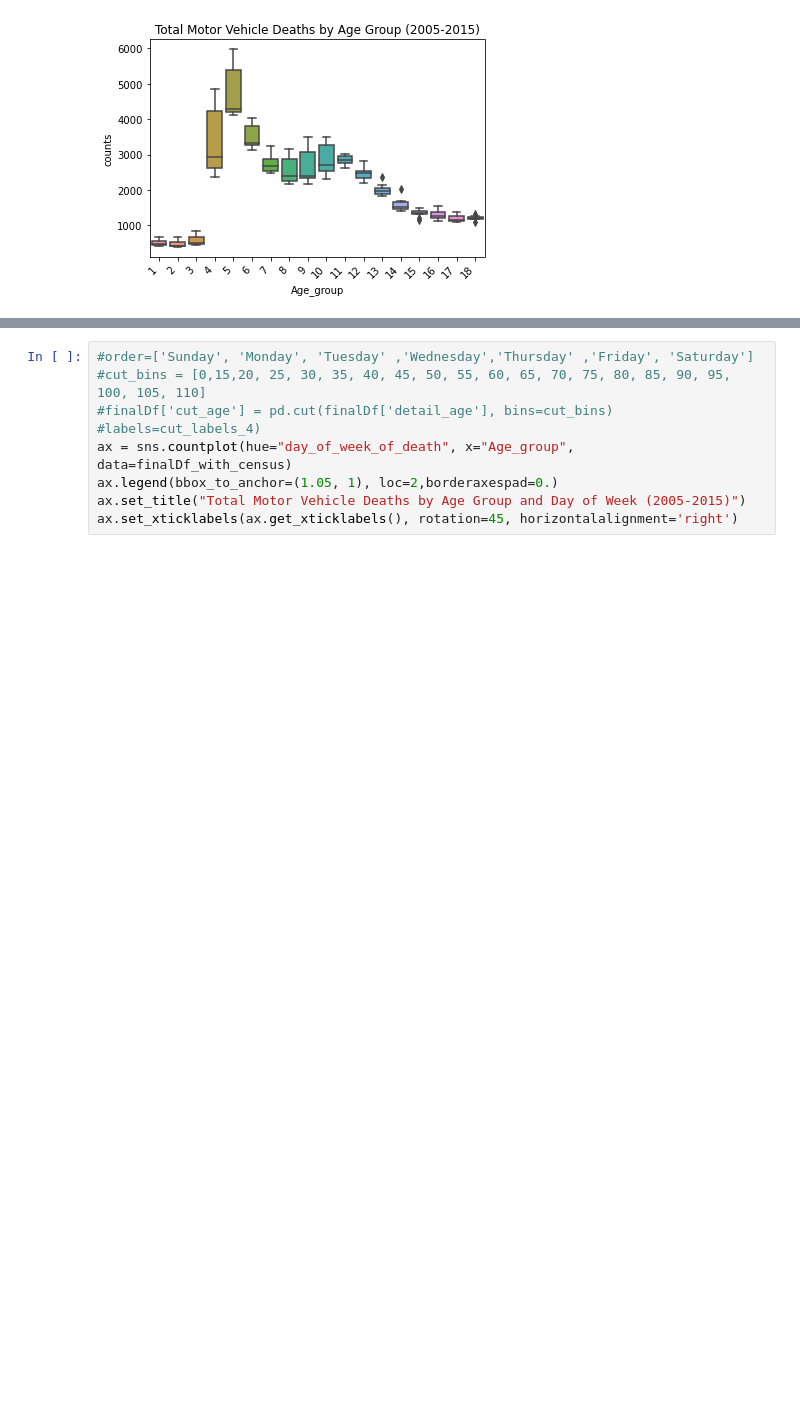
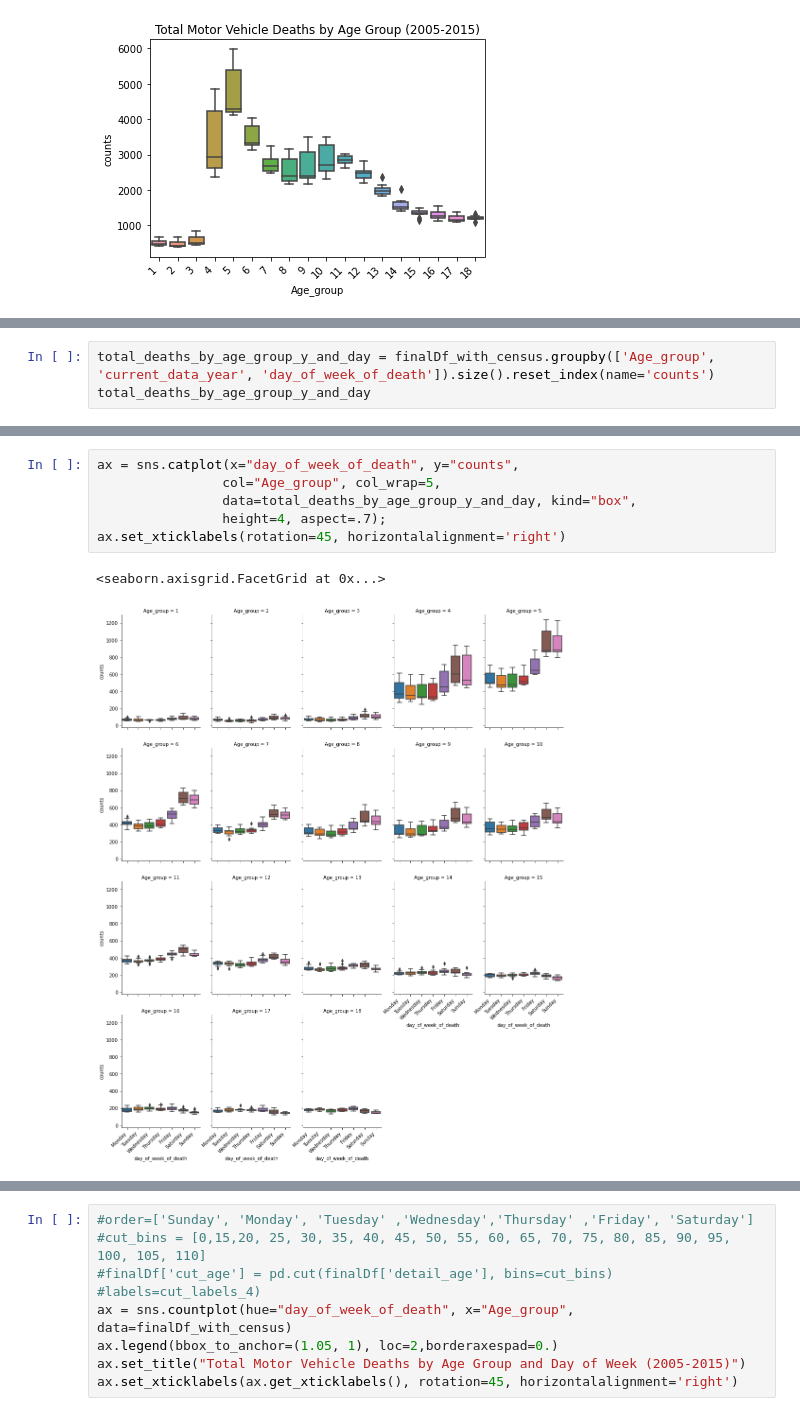
Before and after one commit to MimiBebe/Project-1Team3, a Jupyter notebook: Barbara.ipynb, the cells around one changed output, grey strips where cells are left out. Saved outputs shown, nothing was run; the diff lists cells and outputs as text; blank space fills up the shorter version.

```diff
--- a/Barbara.ipynb
+++ b/Barbara.ipynb
@@ -498,0 +532,3 @@ F_onewayResult(statistic=109.61001411574419, pvalue=2.5437210011871028e-85)
+# %%
+total_deaths_by_age_group_y_and_day = finalDf_with_census.groupby(['Age_group', 'current_data_year', 'day_of_week_of_death']).size().reset_index(name='counts')
+total_deaths_by_age_group_y_and_day
@@ -498,0 +549,9 @@ F_onewayResult(statistic=109.61001411574419, pvalue=2.5437210011871028e-85)
+# %%
+ax = sns.catplot(x="day_of_week_of_death", y="counts",
+                col="Age_group", col_wrap=5,
+                data=total_deaths_by_age_group_y_and_day, kind="box",
+                height=4, aspect=.7);
+ax.set_xticklabels(rotation=45, horizontalalignment='right')
+# %% [output]
+<seaborn.axisgrid.FacetGrid at 0x...>
+[figure, added]
```
Also changed, not shown: parts of 17 cells of this notebook.
